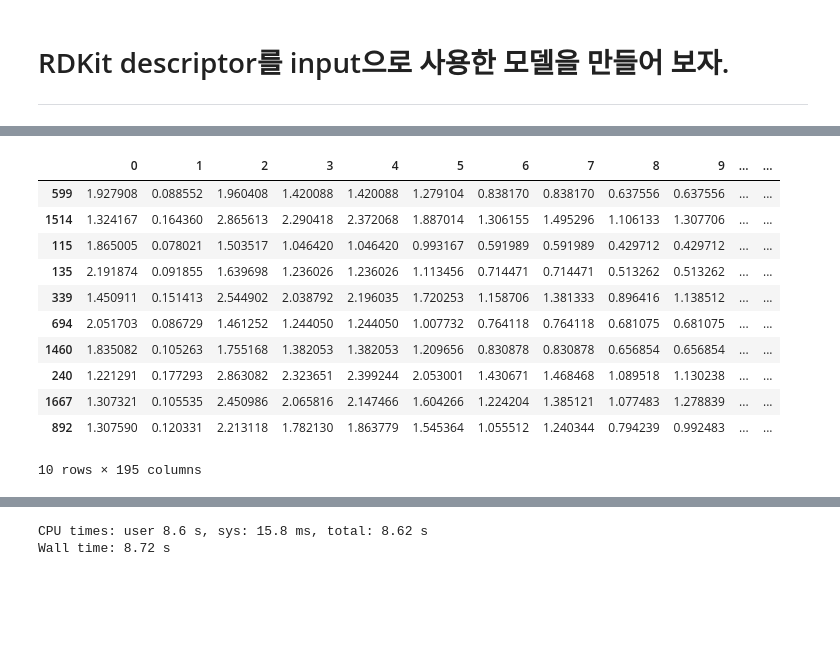
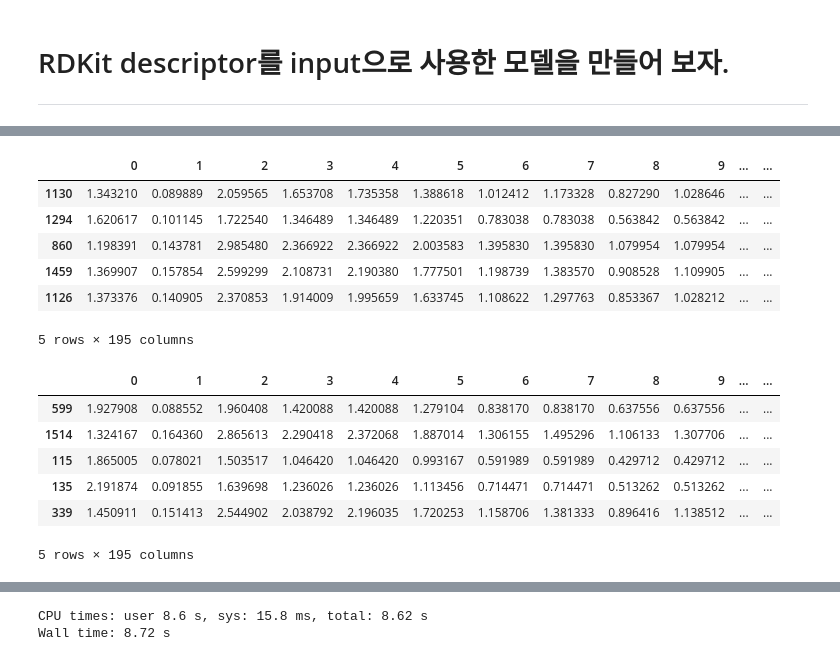
Before and after one commit to JLee823/2023-1st-AI-assisted-drug-discovery-SNU, a Jupyter notebook: AI_in_drug_discovery_Week3_Predicting_pIC50_of_JAK2_inhibitors_with_tree_based_algorithms.ipynb, the cells around one changed output, grey strips where cells are left out. Saved outputs shown, nothing was run; the diff lists cells and outputs as text; code cells hidden in the pictures; blank space fills up the shorter version.

```diff
--- a/AI_in_drug_discovery_Week3_Predicting_pIC50_of_JAK2_inhibitors_with_tree_based_algorithms.ipynb
+++ b/AI_in_drug_discovery_Week3_Predicting_pIC50_of_JAK2_inhibitors_with_tree_based_algorithms.ipynb
@@ -685,0 +704,2 @@ Pearson's correlation coefficient of our model is 0.832
+# %%
+y_binary = [t > 7.0 for t in y]
@@ -685,0 +714,2 @@ Pearson's correlation coefficient of our model is 0.832
+# %%
+y_binary = pd.Series(y_binary)
@@ -685,0 +724,2 @@ Pearson's correlation coefficient of our model is 0.832
+# %%
+X_train, X_test, y_train, y_test = sklearn.model_selection.train_test_split(X, y_binary, test_size=0.2, random_state=42)
@@ -709,15 +868,20 @@ X_train[:10]
+# %%
+X_train.tail()
+# %% [output]
+|  | 0 | 1 | 2 | 3 | 4 | 5 | 6 | 7 | 8 | 9 | ... | ... |
+| 1130 | 1.343210 | 0.089889 | 2.059565 | 1.653708 | 1.735358 | 1.388618 | 1.012412 | 1.173328 | 0.827290 | 1.028646 | ... | ... |
+| 1294 | 1.620617 | 0.101145 | 1.722540 | 1.346489 | 1.346489 | 1.220351 | 0.783038 | 0.783038 | 0.563842 | 0.563842 | ... | ... |
+| 860 | 1.198391 | 0.143781 | 2.985480 | 2.366922 | 2.366922 | 2.003583 | 1.395830 | 1.395830 | 1.079954 | 1.079954 | ... | ... |
+| 1459 | 1.369907 | 0.157854 | 2.599299 | 2.108731 | 2.190380 | 1.777501 | 1.198739 | 1.383570 | 0.908528 | 1.109905 | ... | ... |
+| 1126 | 1.373376 | 0.140905 | 2.370853 | 1.914009 | 1.995659 | 1.633745 | 1.108622 | 1.297763 | 0.853367 | 1.028212 | ... | ... |
+5 rows × 195 columns
 # %%
-X_test[:10]
+X_test.head()
 # %% [output]
 |  | 0 | 1 | 2 | 3 | 4 | 5 | 6 | 7 | 8 | 9 | ... | ... |
 | 599 | 1.927908 | 0.088552 | 1.960408 | 1.420088 | 1.420088 | 1.279104 | 0.838170 | 0.838170 | 0.637556 | 0.637556 | ... | ... |
 | 1514 | 1.324167 | 0.164360 | 2.865613 | 2.290418 | 2.372068 | 1.887014 | 1.306155 | 1.495296 | 1.106133 | 1.307706 | ... | ... |
 | 115 | 1.865005 | 0.078021 | 1.503517 | 1.046420 | 1.046420 | 0.993167 | 0.591989 | 0.591989 | 0.429712 | 0.429712 | ... | ... |
 | 135 | 2.191874 | 0.091855 | 1.639698 | 1.236026 | 1.236026 | 1.113456 | 0.714471 | 0.714471 | 0.513262 | 0.513262 | ... | ... |
 | 339 | 1.450911 | 0.151413 | 2.544902 | 2.038792 | 2.196035 | 1.720253 | 1.158706 | 1.381333 | 0.896416 | 1.138512 | ... | ... |
-| 694 | 2.051703 | 0.086729 | 1.461252 | 1.244050 | 1.244050 | 1.007732 | 0.764118 | 0.764118 | 0.681075 | 0.681075 | ... | ... |
-| 1460 | 1.835082 | 0.105263 | 1.755168 | 1.382053 | 1.382053 | 1.209656 | 0.830878 | 0.830878 | 0.656854 | 0.656854 | ... | ... |
-| 240 | 1.221291 | 0.177293 | 2.863082 | 2.323651 | 2.399244 | 2.053001 | 1.430671 | 1.468468 | 1.089518 | 1.130238 | ... | ... |
-| 1667 | 1.307321 | 0.105535 | 2.450986 | 2.065816 | 2.147466 | 1.604266 | 1.224204 | 1.385121 | 1.077483 | 1.278839 | ... | ... |
-| 892 | 1.307590 | 0.120331 | 2.213118 | 1.782130 | 1.863779 | 1.545364 | 1.055512 | 1.240344 | 0.794239 | 0.992483 | ... | ... |
-10 rows × 195 columns
+5 rows × 195 columns
```
Also changed, not shown: parts of 31 cells of this notebook.
